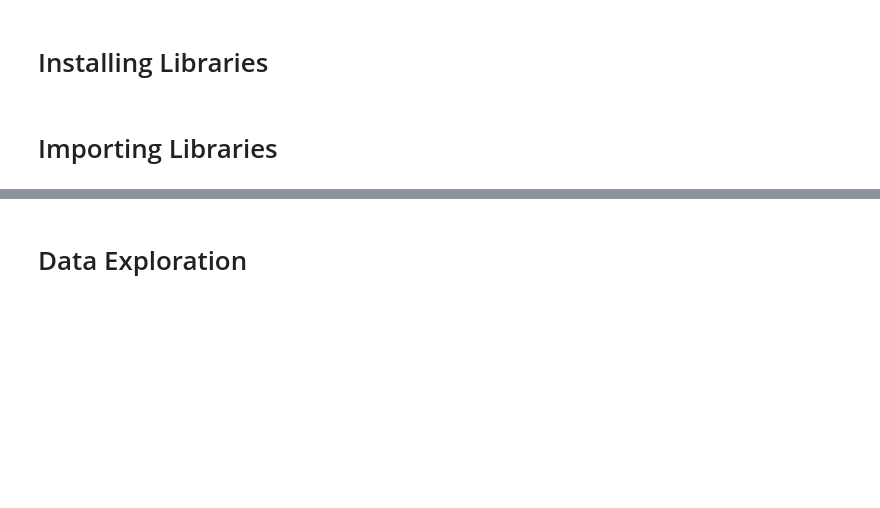
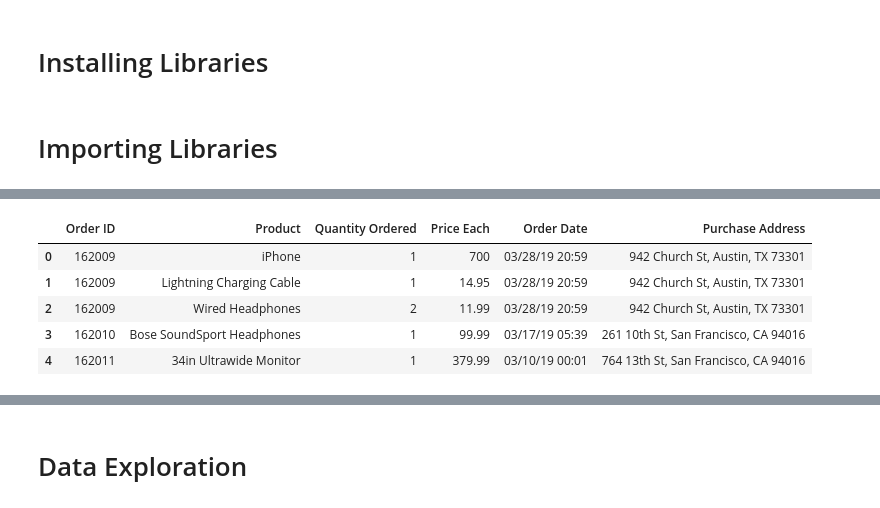
Before and after one commit to Passant-Abdelgalil/Data-Analysis-Project, a Jupyter notebook: notebook.ipynb, the cells around one changed output, grey strips where cells are left out. Cells and saved outputs as stored; diff of their text form; code cells hidden in the pictures; blank space fills up the shorter version.

```diff
--- a/notebook.ipynb
+++ b/notebook.ipynb
@@ -141,0 +34,11 @@ df['city'] = df['Purchase Address'].str.extract(r"(?:St, )(.*)(?:,\s.*)")
+# %%
+# read csv file and print first 5  rows
+march_df = pd.read_csv("./Sales_Data/Sales_March_2019.csv")
+march_df.head()
+# %% [output]
+|  | Order ID | Product | Quantity Ordered | Price Each | Order Date | Purchase Address |
+| 0 | 162009 | iPhone | 1 | 700 | 03/28/19 20:59 | 942 Church St, Austin, TX 73301 |
+| 1 | 162009 | Lightning Charging Cable | 1 | 14.95 | 03/28/19 20:59 | 942 Church St, Austin, TX 73301 |
+| 2 | 162009 | Wired Headphones | 2 | 11.99 | 03/28/19 20:59 | 942 Church St, Austin, TX 73301 |
+| 3 | 162010 | Bose SoundSport Headphones | 1 | 99.99 | 03/17/19 05:39 | 261 10th St, San Francisco, CA 94016 |
+| 4 | 162011 | 34in Ultrawide Monitor | 1 | 379.99 | 03/10/19 00:01 | 764 13th St, San Francisco, CA 94016 |
```
Also changed, not shown: parts of 40 cells of this notebook.
